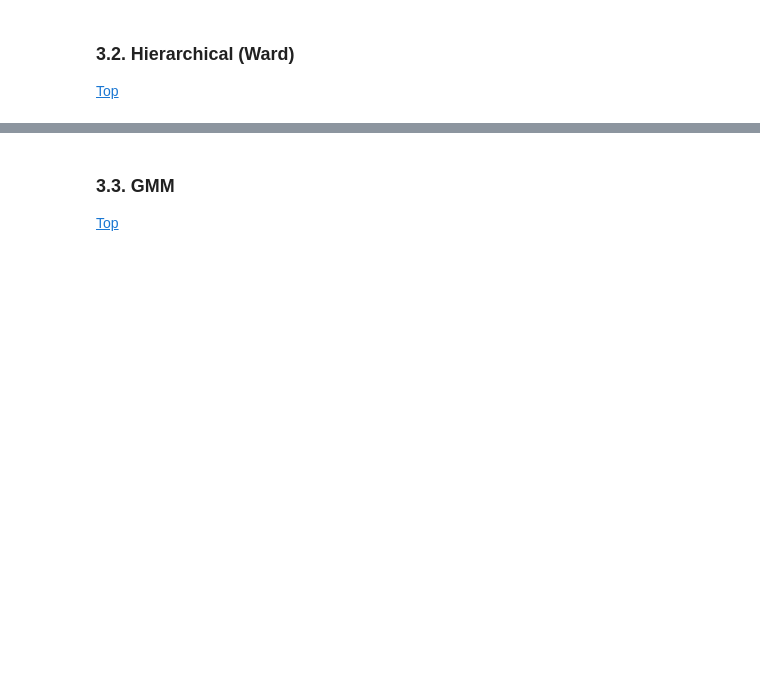
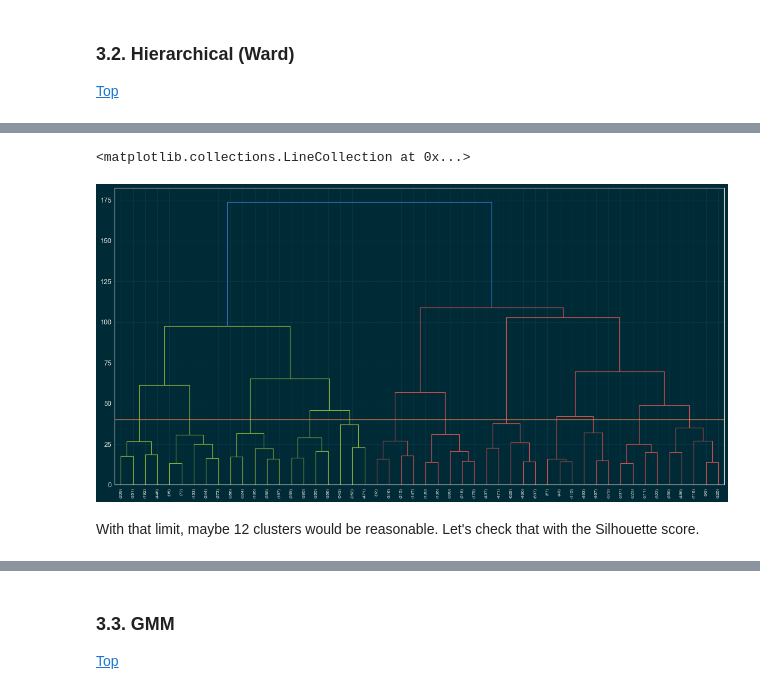
Before and after one commit to mtasende/starbucks-advertising, a Jupyter notebook: notebooks/scratchpad/005-mt-clustering.ipynb, the cells around one changed output, grey strips where cells are left out. Drawn from its saved outputs; the diff is of its cells as text; code cells hidden in the pictures; blank space fills up the shorter version.

```diff
--- a/notebooks/scratchpad/005-mt-clustering.ipynb
+++ b/notebooks/scratchpad/005-mt-clustering.ipynb
@@ -353,0 +385,5 @@ max       2.623237     2.699367     2.527491           1.246521
+# %%
+p = 50
+%time ddg = dendrogram(linkage_matrix, truncate_mode='lastp', p=p)
+plt.hlines(40, 0, 10 * p, colors='y')
+# %% [output]
@@ -353,0 +392,4 @@ max       2.623237     2.699367     2.527491           1.246521
+<matplotlib.collections.LineCollection at 0x...>
+[figure, added]
+# %% [markdown]
+With that limit, maybe 12 clusters would be reasonable. Let's check that with the Silhouette score.
```
Also changed, not shown: parts of 40 cells of this notebook.
